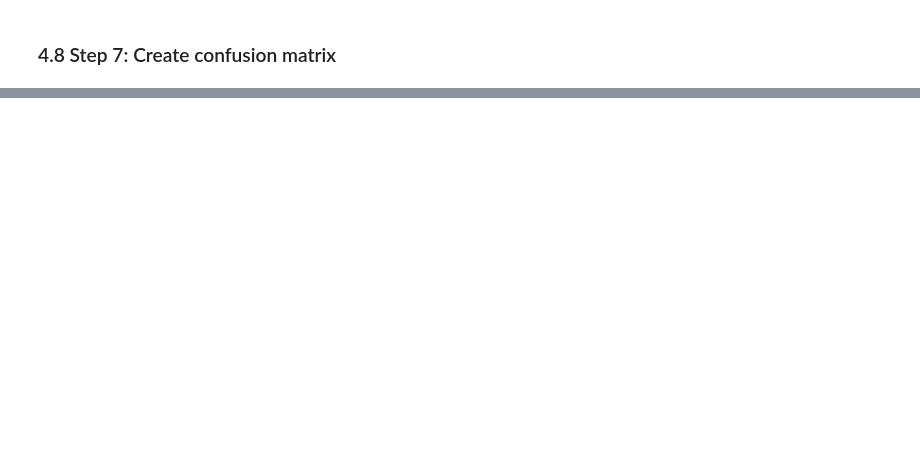
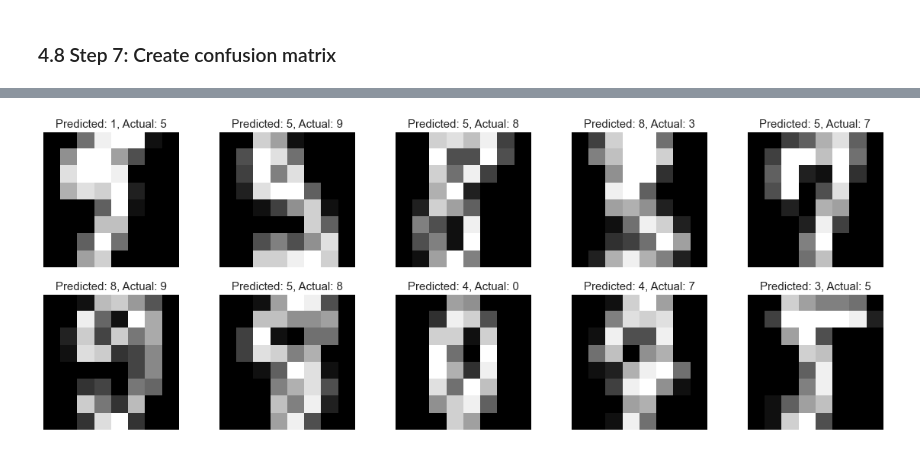
Before and after one commit to willongithub/archieve-data-science, a Jupyter notebook: PRML/prml_w3.ipynb, the cells around one changed output, grey strips where cells are left out. Saved outputs shown, nothing was run; the diff lists cells and outputs as text; code cells hidden in the pictures; blank space fills up the shorter version.

```diff
--- a/PRML/prml_w3.ipynb
+++ b/PRML/prml_w3.ipynb
@@ -504,7 +486,7 @@ LogisticRegression()
 # %% [markdown]
 ### 4.7 Step 6: Predict on test data
 # %%
-result = lre.predict(X_train)
+result = lgr.predict(X_test)
 # %% [markdown]
 ### Measuring Model Performance:
 accuracy (fraction of correct predictions) =
@@ -518,0 +531,19 @@ confusion_matrix(y_test, y_pred)
+# %%
+index = 0
+misclassifiedIndexes = []
+for label, predict in zip(y_test, result):
+  if label != predict:
+    misclassifiedIndexes.append(index)
+  index += 1
+# %%
+plt.figure(figsize=(20,15))
+for plotIndex, badIndex in enumerate(misclassifiedIndexes[0:10]):
+  plt.subplot(4, 5, plotIndex + 1)
+  plt.axis("off")
+  plt.imshow(np.reshape(X_test[badIndex], (8,8)), cmap=plt.cm.gray,
+             interpolation='nearest')
+  plt.title('Predicted: {}, Actual: {}'.format(result[badIndex],
+                                               y_test[badIndex]),
+                                               fontsize = 15)
+# %% [output]
+[figure, added]
```
Also changed, not shown: parts of 15 cells of this notebook, 2 other files.
